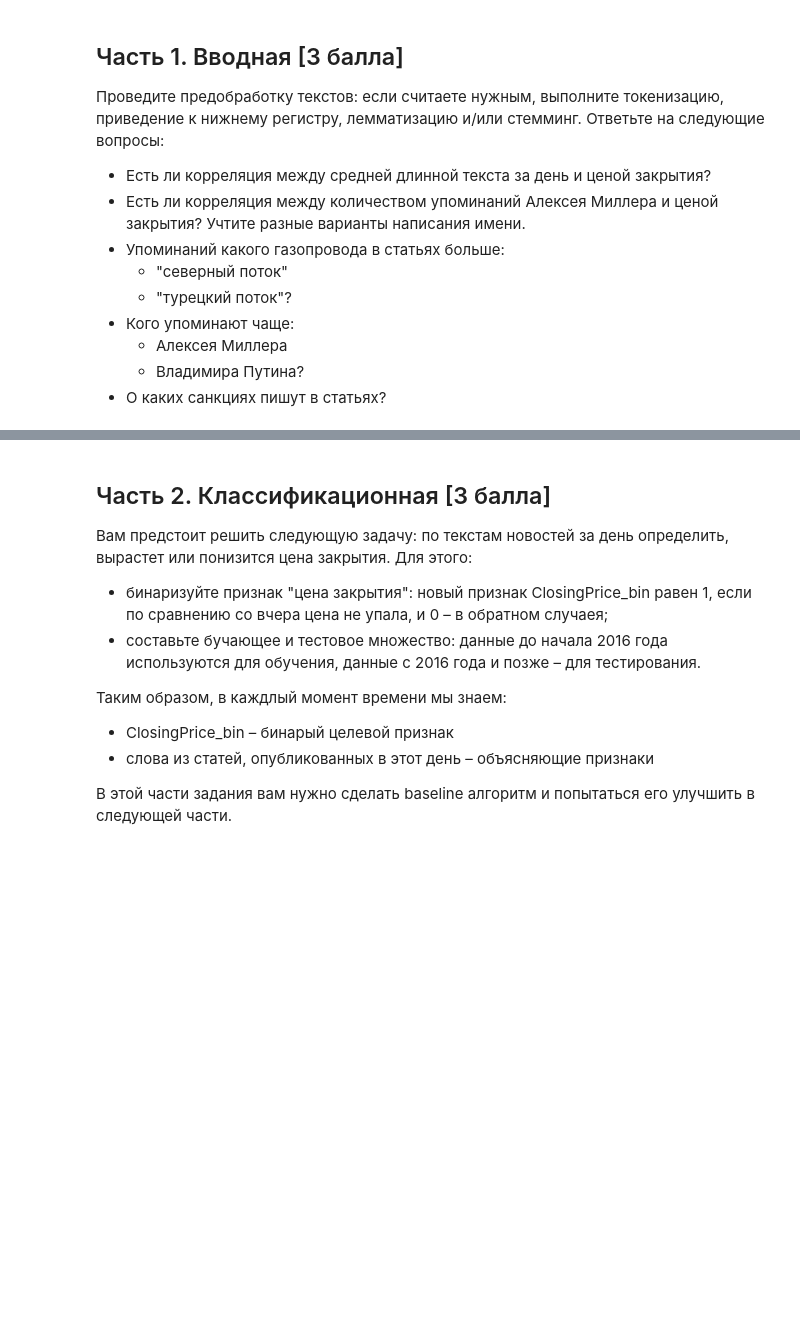
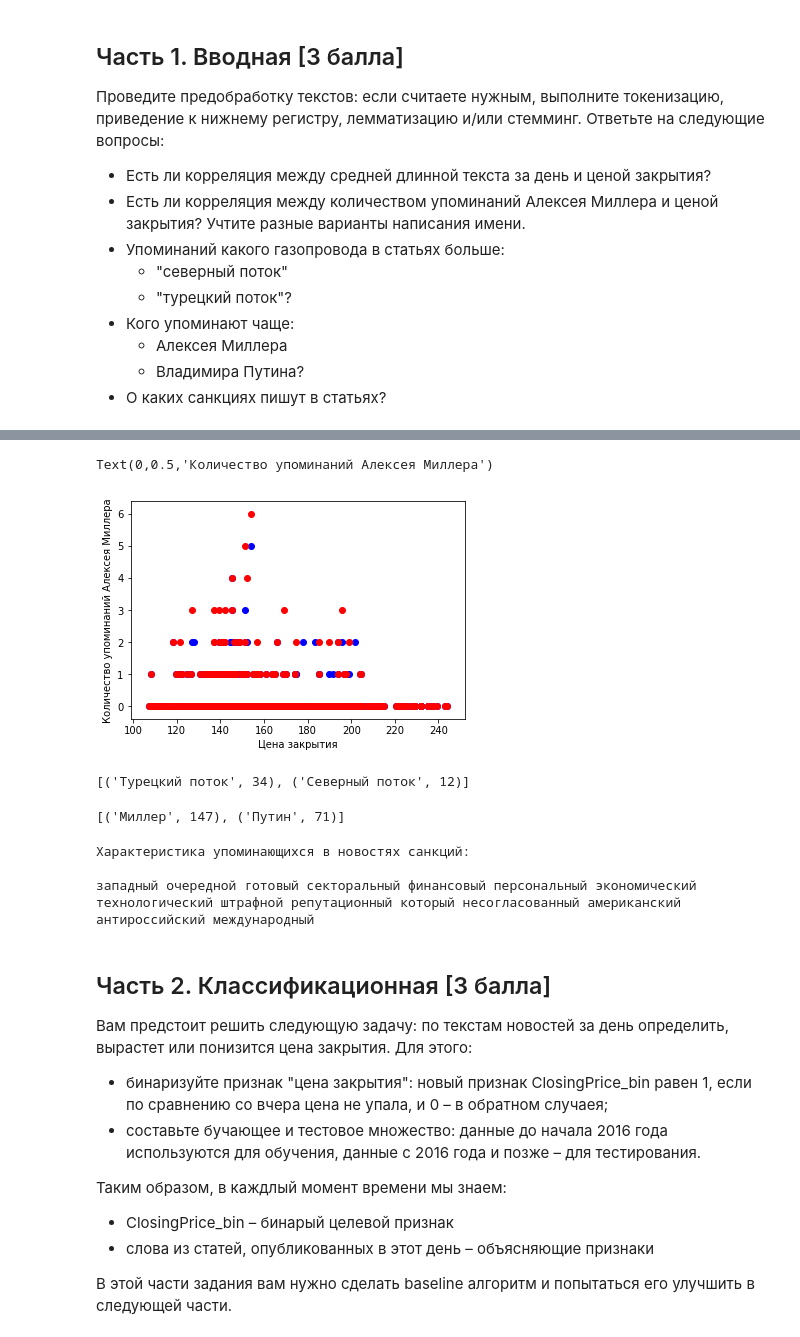
Before and after one commit to KirillZhingalov/minop_hws, a Jupyter notebook: hw2_undone.ipynb, the cells around one changed output, grey strips where cells are left out. Drawn from its saved outputs; the diff is of its cells as text; code cells hidden in the pictures; blank space fills up the shorter version.

```diff
--- a/hw2_undone.ipynb
+++ b/hw2_undone.ipynb
@@ -165,3 +165,69 @@ plt.scatter(y=all_info['ClosingPrice'], x=len_news)
+# %%
+# Можно заметить, что корреляции между упоминаниями Алексея Миллера и ценой закрытия нет
+miller_count = []
+alexey_count = []
+for lst_news in all_info['text']:
+    miller_one_text = 0
+    alexey_one_text = 0
+    for news in lst_news:
+        miller_one_text += news.count('миллер')
+        alexey_one_text += news.count('алексей')
+    miller_count.append(miller_one_text)
+    alexey_count.append(alexey_one_text)
+
+plt.scatter(all_info['ClosingPrice'], alexey_count, c='blue')
+plt.scatter(all_info['ClosingPrice'], miller_count, c='red')
+
+plt.xlabel('Цена закрытия')
+plt.ylabel('Количество упоминаний Алексея Миллера')
+# %% [output]
+Text(0,0.5,'Количество упоминаний Алексея Миллера')
+[figure, added]
+# %%
+# Видим, что турецкий поток упоминается больше
+import nltk
+
+sever_turkish = {'Северный поток': 0, 'Турецкий поток': 0}
+for lst_news in all_info['text']:
+    for news in lst_news:
+        bigrams = list(nltk.bigrams(news))
+        if ('северный', 'поток') in bigrams:
+            sever_turkish['Северный поток'] += 1
+        if ('турецкий', 'поток') in bigrams:
+            sever_turkish['Турецкий поток'] += 1
+print(sorted(sever_turkish.items(), reverse=True, key=lambda x: x[1]))
+# %% [output]
+[('Турецкий поток', 34), ('Северный поток', 12)]
+# %%
+# Видим, что Миллер упоминается чаще
+miller_putin = {'Миллер': 0, 'Путин': 0}
+for lst_news in all_info['text']:
+    for news in lst_news:
+        miller_putin['Миллер'] += news.count('миллер')
+        miller_putin['Путин'] += news.count('путин')
+print(sorted(miller_putin.items(), reverse=True, key=lambda x: x[1]))
+# %% [output]
+[('Миллер', 147), ('Путин', 71)]
+# %%
+sanctions = set()
+for lst_news in all_info['text']:
+    for news in lst_news:
+        bigrams = list(nltk.bigrams(news))
+        for bg in bigrams:
+            if 'санкция' in bg[0]:
+                p = morph.parse(bg[1])[0]
+                if (p.tag.POS) == 'ADJF' or (p.tag.POS) == 'ADJS': #(p.tag.POS) == 'NOUN'
+                    sanctions.add(bg[1])
+            if 'санкция' in bg[1]:
+                p = morph.parse(bg[0])[0]
+                if (p.tag.POS) == 'ADJF' or (p.tag.POS) == 'ADJS':# or (p.tag.POS) == 'NOUN':
+                    sanctions.add(bg[0])
+print ('Характеристика упоминающихся в новостях санкций:\n')
+print(*sanctions)
+# %% [output]
+Характеристика упоминающихся в новостях санкций:
+
+западный очередной готовый секторальный финансовый персональный экономический технологический штрафной репутационный который несогласованный американский антироссийский международный
 # %% [markdown]
 ## Часть 2. Классификационная [3 балла]
 Вам предстоит решить следующую задачу: по текстам новостей за день определить, вырастет или понизится цена закрытия.
```
Also changed, not shown: parts of 4 cells of this notebook.
